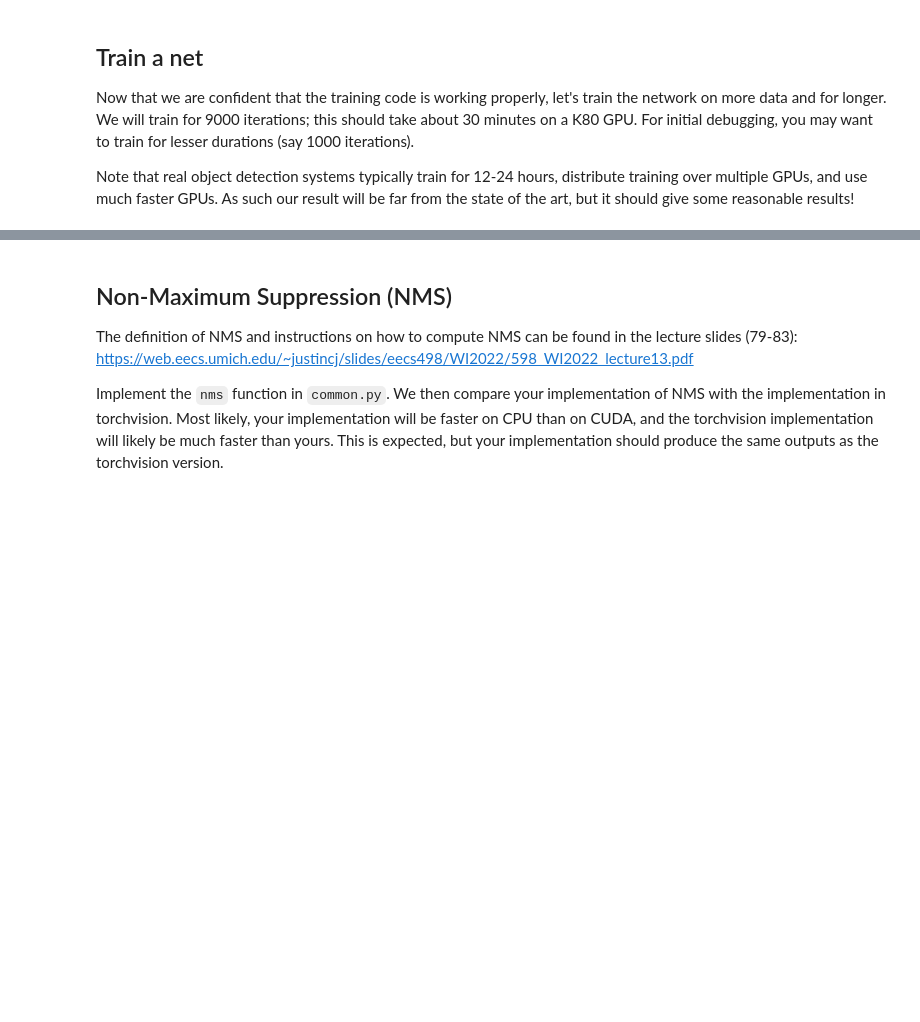
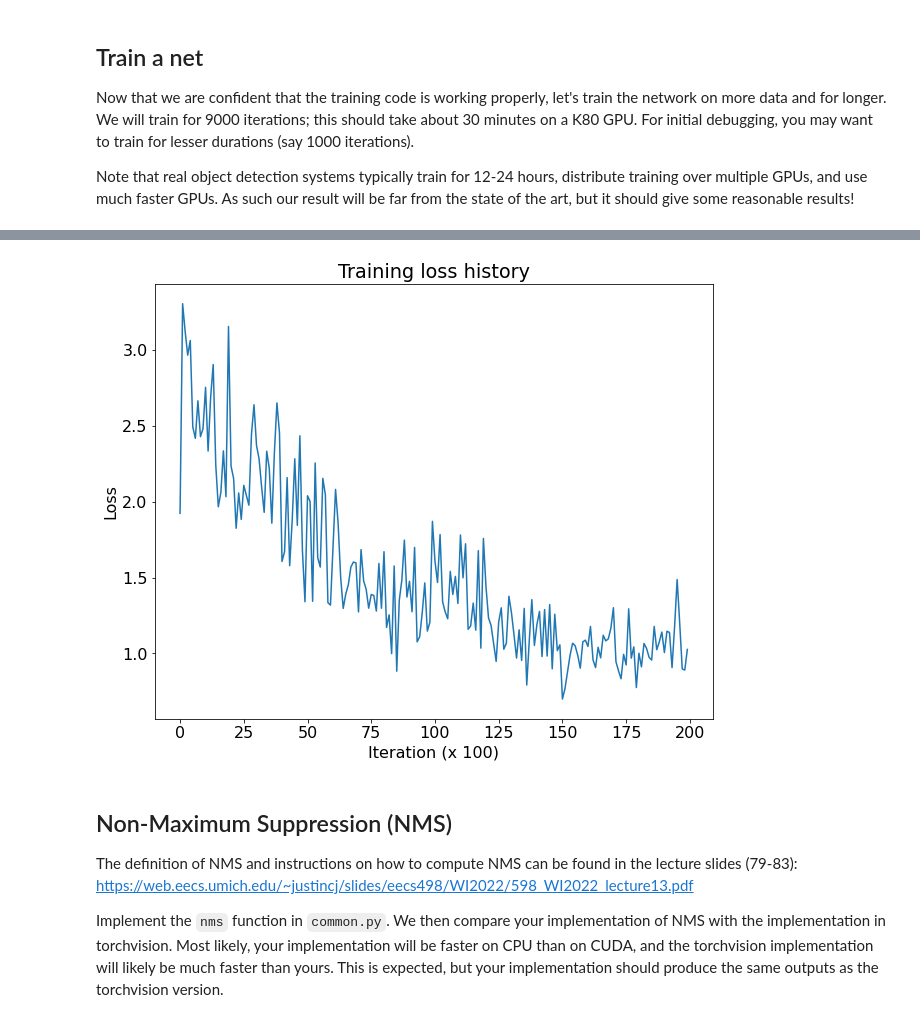
Before and after one commit to JeongHwaSik/Deep-Learning-for-Computer-Vision-All-From-Scratch, a Jupyter notebook: A5/one_stage_detector.ipynb, the cells around one changed output, grey strips where cells are left out. Drawn from its saved outputs; the diff is of its cells as text; code cells hidden in the pictures; blank space fills up the shorter version.

Commit message:
complete one_stage_detector.ipynb file

```diff
--- a/A5/one_stage_detector.ipynb
+++ b/A5/one_stage_detector.ipynb
@@ -773,11 +804,12 @@ train_detector(
     detector,
     train_loader,
     learning_rate=8e-4,
-    max_iters=9000,
+    max_iters=20000,
     log_period=100,
     device=DEVICE,
 )
 
 # After you've trained your model, save the weights for submission.
-weights_path = os.path.join(GOOGLE_DRIVE_PATH, "fcos_detector.pt")
+weights_path = os.path.join(PROJECT_PATH, "fcos_detector.pt")
 torch.save(detector.state_dict(), weights_path)
+# %% [output]
@@ -784,3 +833,4 @@ torch.save(detector.state_dict(), weights_path)
+[figure, added]
 # %% [markdown]
 ## Non-Maximum Suppression (NMS)
 
```
Also changed, not shown: parts of 30 cells of this notebook, 15 other files.
